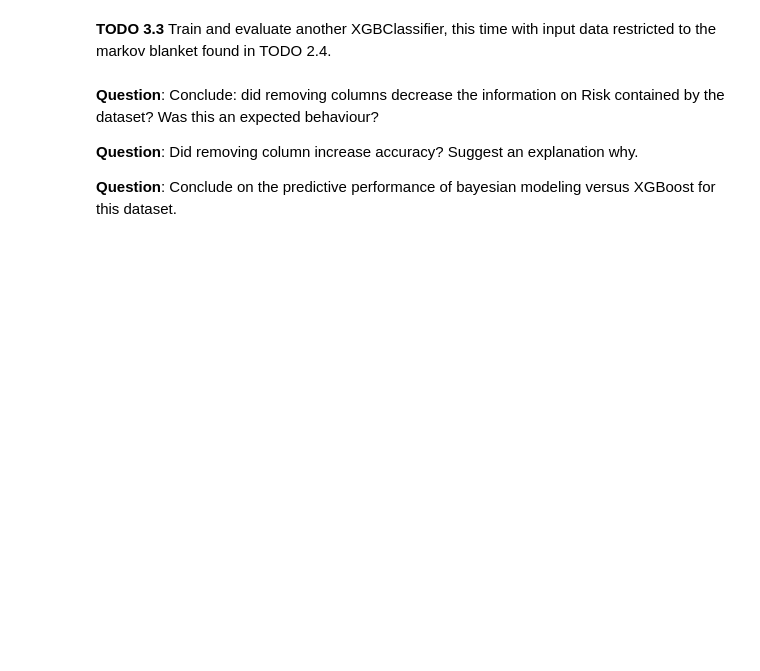
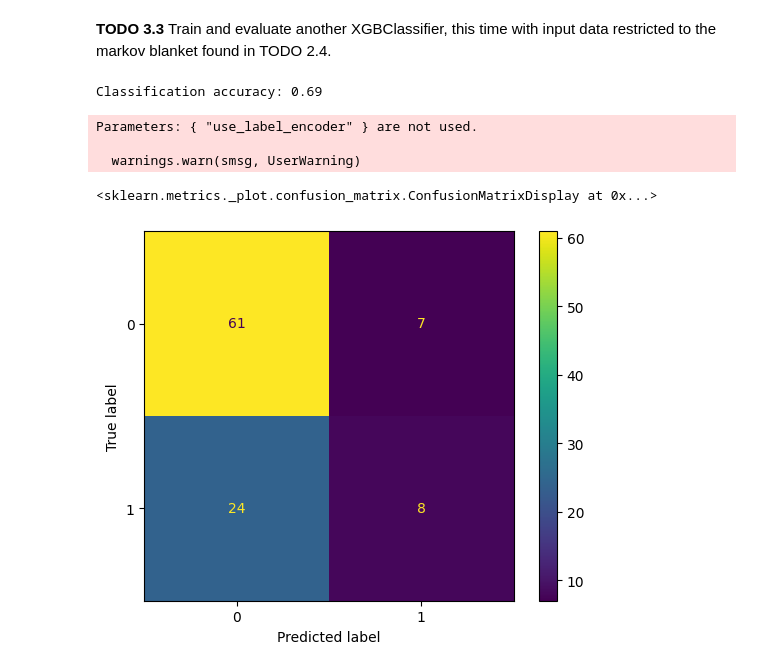
Before and after one commit to Du-Jack/ENSEA_Labs, a Jupyter notebook: 3Y/Machine_learning/Lab2/TP2_BN_DU.ipynb, the cells around one changed output. Cells and saved outputs as stored; diff of their text form; code cells hidden in the pictures; blank space fills up the shorter version.

Commit message:
feat: Commit of ML lab 2: Bayesian network, feature selection

```diff
--- a/3Y/Machine_learning/Lab2/TP2_BN_DU.ipynb
+++ b/3Y/Machine_learning/Lab2/TP2_BN_DU.ipynb
@@ -857,6 +978,43 @@ ConfusionMatrixDisplay.from_predictions(y_true, y_pred)
-# %% [markdown]
-**Question**: Conclude: did removing columns decrease the information on Risk contained by the dataset? Was this an expected behaviour?
-
-**Question**: Did removing column increase accuracy? Suggest an explanation why.
-
-**Question**: Conclude on the predictive performance of bayesian modeling versus XGBoost for this dataset.
+# %%
+## WRITE YOUR CODE BELOW
+from xgboost import XGBClassifier
+from sklearn.metrics import accuracy_score, ConfusionMatrixDisplay
+
+# Markov blanket variables
+markov_blanket_variables = ['Duration', 'Saving accounts_numerical', 'Credit History']
+
+# Convert categorical columns to their integer codes
+train_set['Duration'] = train_set['Duration'].cat.codes
+val_set['Duration'] = val_set['Duration'].cat.codes
+
+train_set['Saving accounts_numerical'] = train_set['Saving accounts_numerical'].cat.codes
+val_set['Saving accounts_numerical'] = val_set['Saving accounts_numerical'].cat.codes
+
+# Prepare the training and validation sets with only Markov blanket features
+X_train_mb = train_set[markov_blanket_variables]
+y_train_mb = train_set['Risk_numerical']
+
+X_val_mb = val_set[markov_blanket_variables]
+y_val_mb = val_set['Risk_numerical']
+
+# Instantiate the XGBClassifier
+xgb_model_mb = XGBClassifier(use_label_encoder=False, eval_metric='logloss')
+
+# Train the model on the Markov blanket features
+xgb_model_mb.fit(X_train_mb, y_train_mb)
+
+# Make predictions on the validation set
+y_pred_mb = xgb_model_mb.predict(X_val_mb)
+
+# Print classification accuracy
+print("Classification accuracy:", accuracy_score(y_val_mb, y_pred_mb))
+
+# Plot the confusion matrix
+ConfusionMatrixDisplay.from_predictions(y_val_mb, y_pred_mb)
+# %% [output]
+Classification accuracy: 0.69
+Parameters: { "use_label_encoder" } are not used.
+
+  warnings.warn(smsg, UserWarning)
+<sklearn.metrics._plot.confusion_matrix.ConfusionMatrixDisplay at 0x...>
+[figure, added]
```
Also changed, not shown: parts of 27 cells of this notebook, 1 other file.
